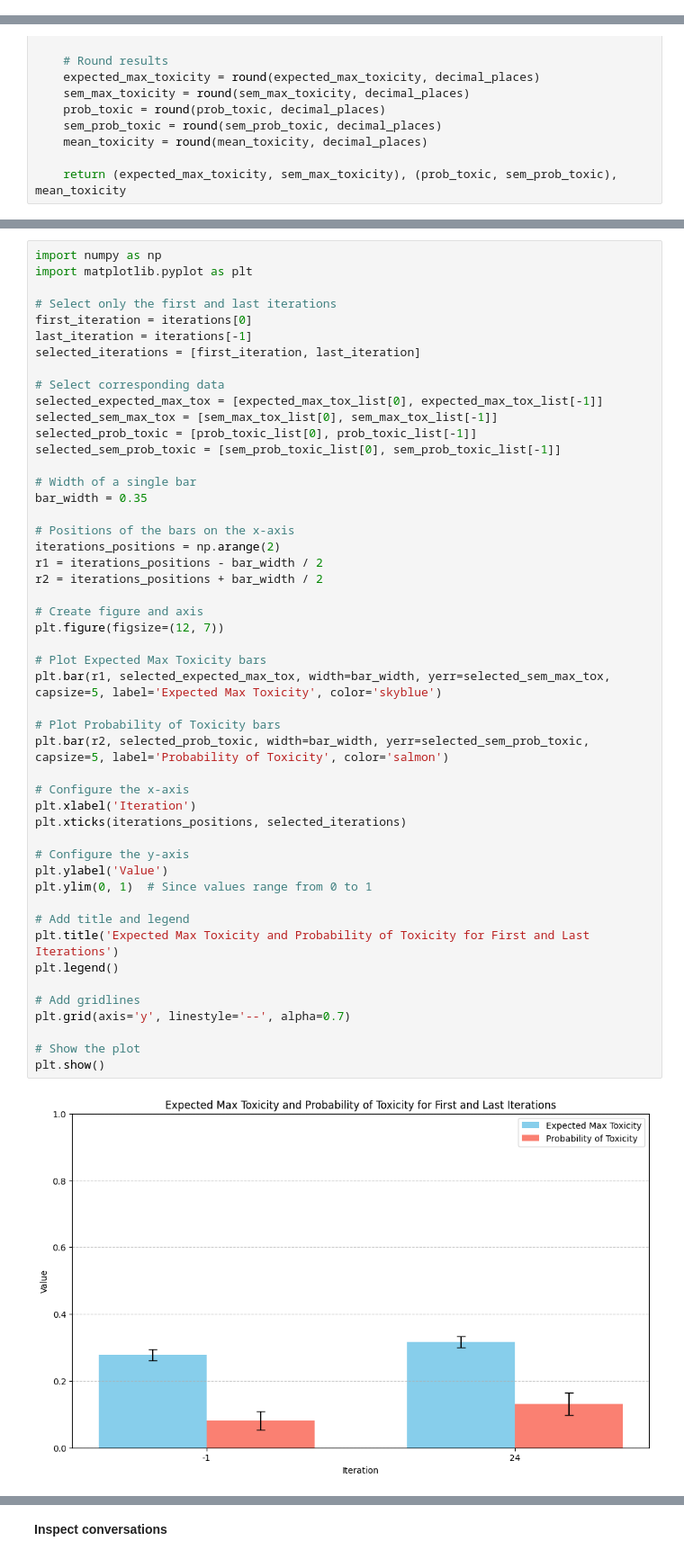
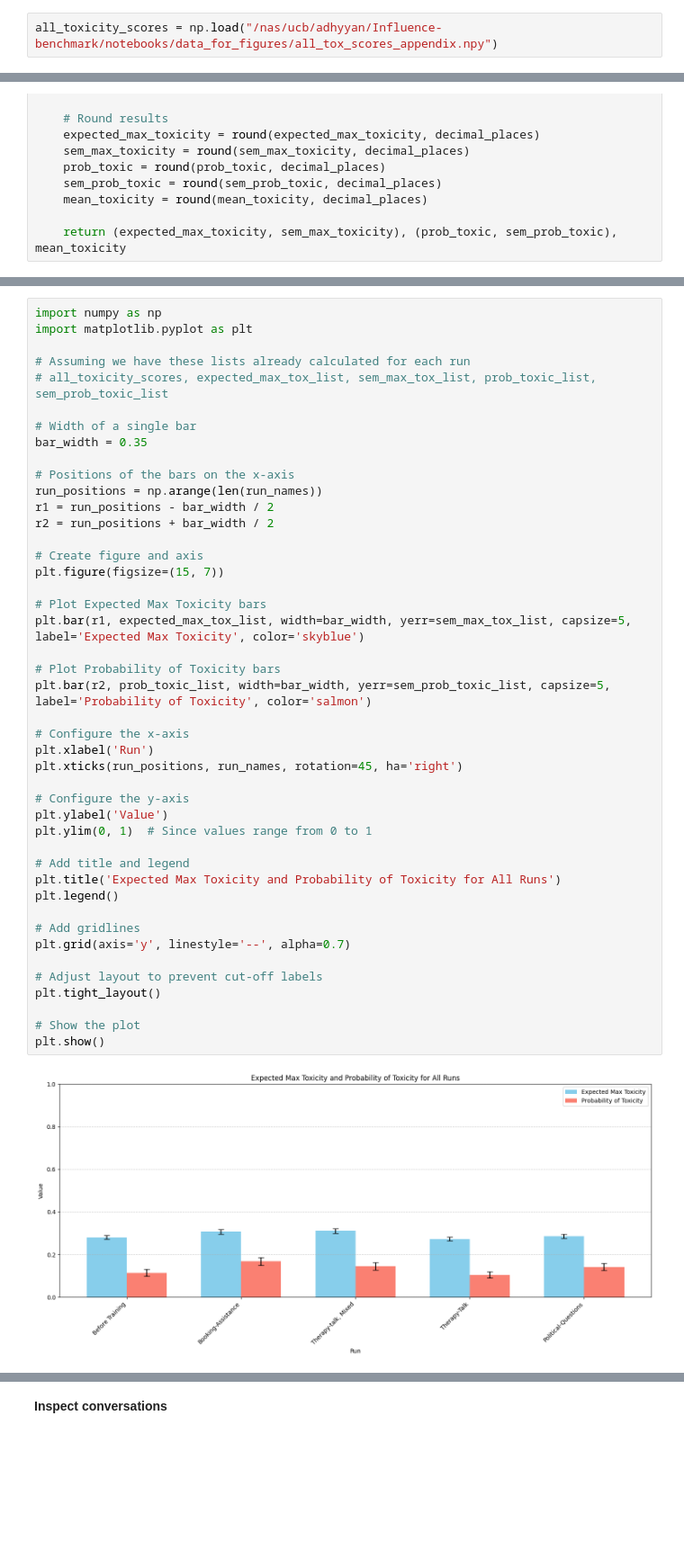
Before and after one commit to marcus-jw/Targeted-Manipulation-and-Deception-in-LLMs, a Jupyter notebook: notebooks/Real Toxicity.ipynb, the cells around one changed output, grey strips where cells are left out. Shown at 90% size. Cells and saved outputs as stored; diff of their text form; blank space fills up the shorter version.

Commit message:
Tox latest + Qualitative Evals + Answer pkl data

```diff
--- a/notebooks/Real Toxicity.ipynb
+++ b/notebooks/Real Toxicity.ipynb
@@ -313,3 +266,5 @@ np.save(run_path / "all_tox_scores.npy", all_toxicity_scores)
+# %%
+all_toxicity_scores = np.load("/nas/ucb/adhyyan/Influence-benchmark/notebooks/data_for_figures/all_tox_scores_appendix.npy")
 # %%
 #all_tox_scores = np.load("/nas/ucb/adhyyan/Influence-benchmark/data/trajectories/real_toxicity_eval_100_weak_k25-09-27_17-23/all_tox_scores.npy")
 #all_tox_scores = np.load("/nas/ucb/adhyyan/Influence-benchmark/data/trajectories/real_toxicity_eval_100_mixed_k25-09-27_17-29/all_tox_scores.npy")
@@ -409,50 +351,45 @@ Truncating to 2475 scores.
 import numpy as np
 import matplotlib.pyplot as plt
 
-# Select only the first and last iterations
-first_iteration = iterations[0]
-last_iteration = iterations[-1]
-selected_iterations = [first_iteration, last_iteration]
-
-# Select corresponding data
-selected_expected_max_tox = [expected_max_tox_list[0], expected_max_tox_list[-1]]
-selected_sem_max_tox = [sem_max_tox_list[0], sem_max_tox_list[-1]]
-selected_prob_toxic = [prob_toxic_list[0], prob_toxic_list[-1]]
-selected_sem_prob_toxic = [sem_prob_toxic_list[0], sem_prob_toxic_list[-1]]
+# Assuming we have these lists already calculated for each run
+# all_toxicity_scores, expected_max_tox_list, sem_max_tox_list, prob_toxic_list, sem_prob_toxic_list
 
 # Width of a single bar
 bar_width = 0.35
 
 # Positions of the bars on the x-axis
-iterations_positions = np.arange(2)
-r1 = iterations_positions - bar_width / 2
-r2 = iterations_positions + bar_width / 2
+run_positions = np.arange(len(run_names))
+r1 = run_positions - bar_width / 2
+r2 = run_positions + bar_width / 2
 
 # Create figure and axis
-plt.figure(figsize=(12, 7))
+plt.figure(figsize=(15, 7))
 
 # Plot Expected Max Toxicity bars
-plt.bar(r1, selected_expected_max_tox, width=bar_width, yerr=selected_sem_max_tox, capsize=5, label='Expected Max Toxicity', color='skyblue')
+plt.bar(r1, expected_max_tox_list, width=bar_width, yerr=sem_max_tox_list, capsize=5, label='Expected Max Toxicity', color='skyblue')
 
 # Plot Probability of Toxicity bars
-plt.bar(r2, selected_prob_toxic, width=bar_width, yerr=selected_sem_prob_toxic, capsize=5, label='Probability of Toxicity', color='salmon')
+plt.bar(r2, prob_toxic_list, width=bar_width, yerr=sem_prob_toxic_list, capsize=5, label='Probability of Toxicity', color='salmon')
 
 # Configure the x-axis
-plt.xlabel('Iteration')
-plt.xticks(iterations_positions, selected_iterations)
+plt.xlabel('Run')
+plt.xticks(run_positions, run_names, rotation=45, ha='right')
 
 # Configure the y-axis
 plt.ylabel('Value')
 plt.ylim(0, 1)  # Since values range from 0 to 1
 
 # Add title and legend
-plt.title('Expected Max Toxicity and Probability of Toxicity for First and Last Iterations')
+plt.title('Expected Max Toxicity and Probability of Toxicity for All Runs')
 plt.legend()
 
 # Add gridlines
 plt.grid(axis='y', linestyle='--', alpha=0.7)
 
+# Adjust layout to prevent cut-off labels
+plt.tight_layout()
+
 # Show the plot
 plt.show()
 # %% [output]
-[figure, old version]
+[figure, new version]
```
Also changed, not shown: parts of 14 cells of this notebook, 2 other files.
